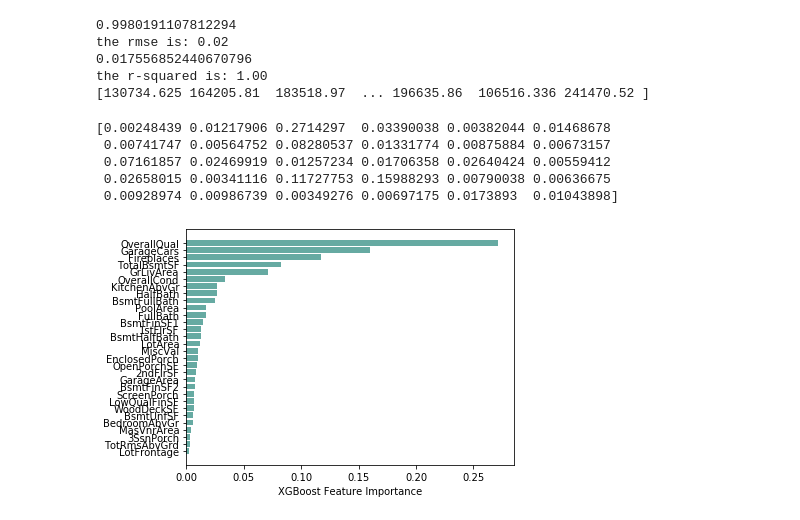
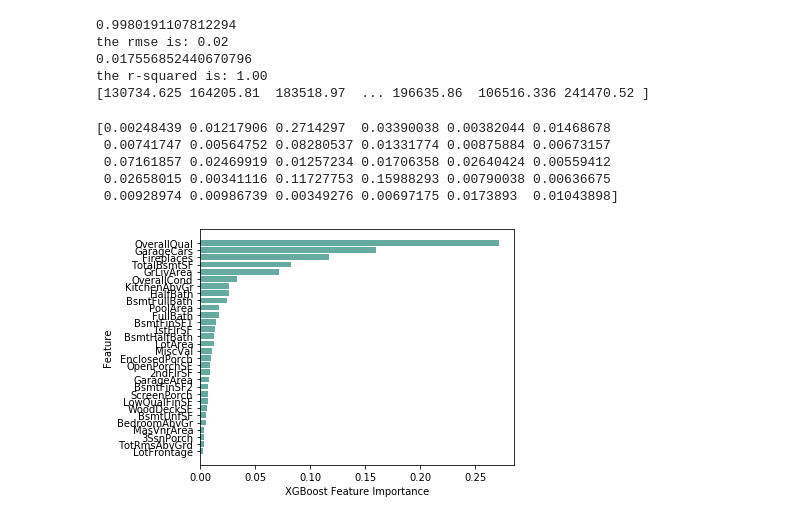
Before and after one commit to miggitymack/house-prices-advanced-regression-techniques, a Jupyter notebook: housing_prices.ipynb, the cells around one changed output. Saved outputs shown, nothing was run; the diff lists cells and outputs as text; code cells hidden in the pictures.

```diff
--- a/housing_prices.ipynb
+++ b/housing_prices.ipynb
@@ -383,14 +384,15 @@ the r-squared is: 1.00
 # %%
 xgb_idx = xgb.feature_importances_.argsort()
 print(xgb.feature_importances_)
 plt.barh(merged_housing.columns[xgb_idx], xgb.feature_importances_[xgb_idx], color='#66aaa2')
 plt.xlabel("XGBoost Feature Importance")
+plt.ylabel("Feature")
 plt.tight_layout()
 # %% [output]
 [0.00248439 0.01217906 0.2714297  0.03390038 0.00382044 0.01468678
  0.00741747 0.00564752 0.08280537 0.01331774 0.00875884 0.00673157
  0.07161857 0.02469919 0.01257234 0.01706358 0.02640424 0.00559412
  0.02658015 0.00341116 0.11727753 0.15988293 0.00790038 0.00636675
  0.00928974 0.00986739 0.00349276 0.00697175 0.0173893  0.01043898]
-[figure, old version]
+[figure, new version]
 # %%
```
Also changed, not shown: parts of 13 cells of this notebook, 3 other files.
